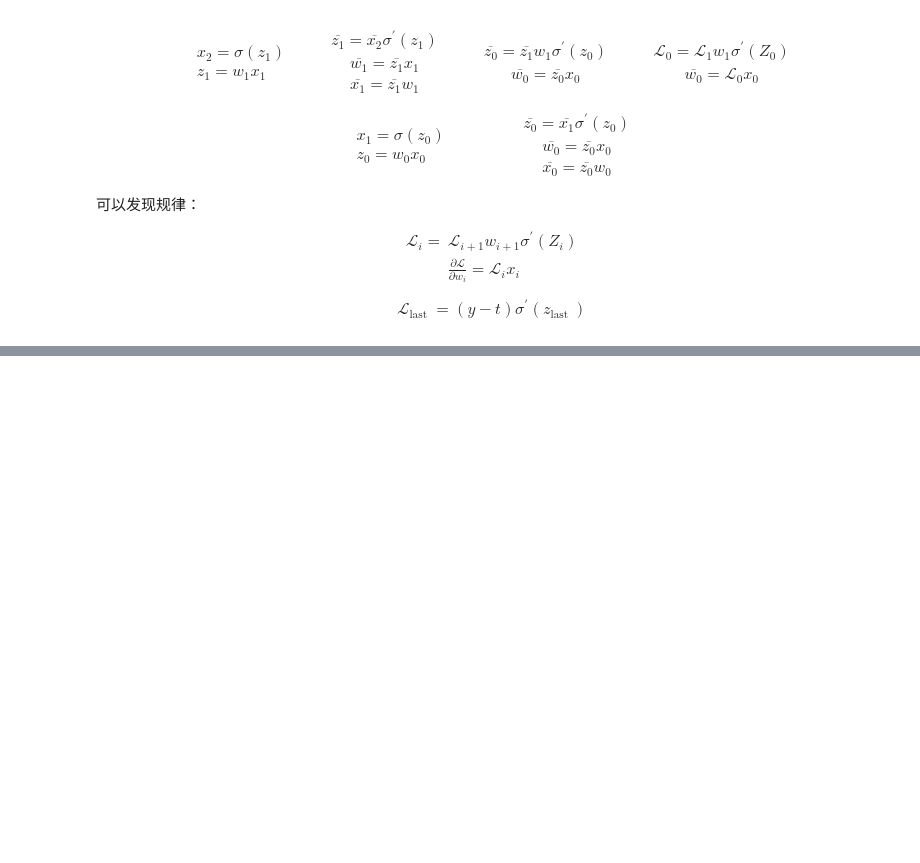
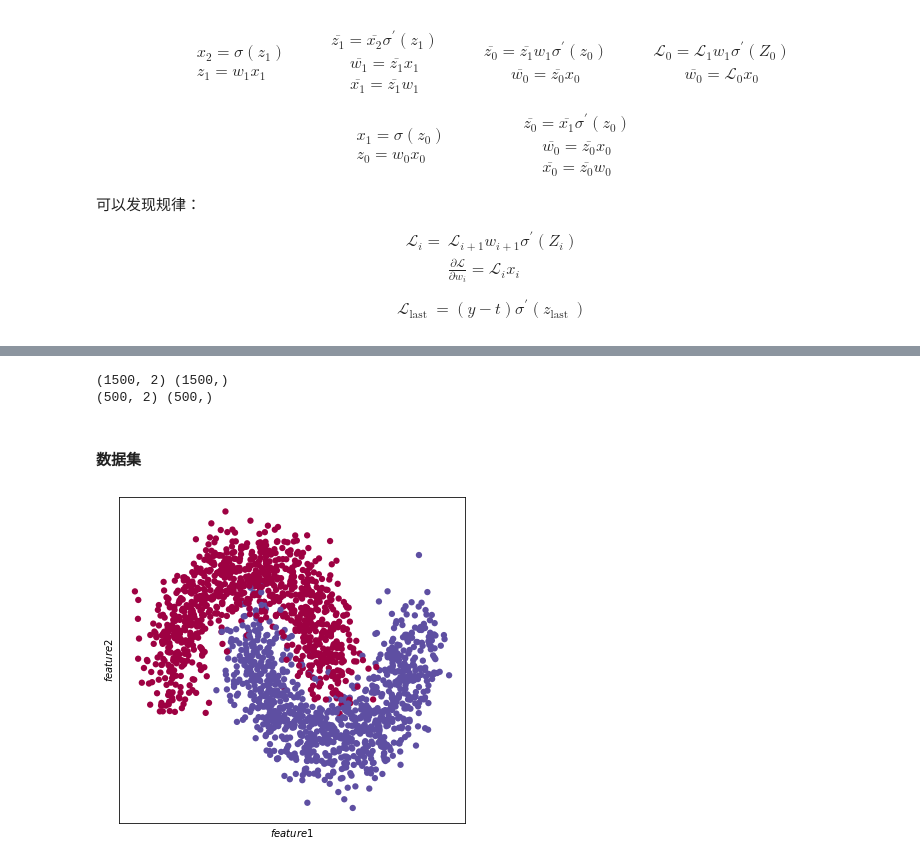
Before and after one commit to MorvanLi/numpyTutorial, a Jupyter notebook: np7_反向传播.ipynb, the cells around one changed output, grey strips where cells are left out. Cells and saved outputs as stored; diff of their text form; code cells hidden in the pictures; blank space fills up the shorter version.

```diff
--- a/np7_反向传播.ipynb
+++ b/np7_反向传播.ipynb
@@ -122,0 +145,31 @@ $$
+# %%
+# 样本总数
+N_SAMPLES = 2000
+# 75%的数据用于训练，25%的数据用于测试。
+TEST_SIZE = 0.25
+
+x,y = make_moons(n_samples=N_SAMPLES,noise=0.2)
+x_train, x_test, y_train, y_test = train_test_split(x, y, test_size=TEST_SIZE)
+
+print(x_train.shape, y_train.shape)
+print(x_test.shape, y_test.shape)
+# %% [output]
+(1500, 2) (1500,)
+(500, 2) (500,)
+# %% [markdown]
+####  数据集
+# %%
+%matplotlib inline
+from matplotlib import pyplot as plt
+plt.figure(figsize=(8,6))
+plt.xticks([])
+plt.yticks([])
+axes = plt.gca()
+axes.set(xlabel="$feature1$", ylabel="$feature2$")
+plt.subplots_adjust(left=0.20)
+plt.subplots_adjust(right=0.80)
+# 绘制散点图,根据标签区分颜色
+plt.scatter(x[:, 0], x[:, 1], c=y.ravel(), s=40, cmap=plt.cm.Spectral, edgecolors='none')
+plt.show()
+# %% [output]
+[figure, added]
```
Also changed, not shown: parts of 21 cells of this notebook, 1 other file.
